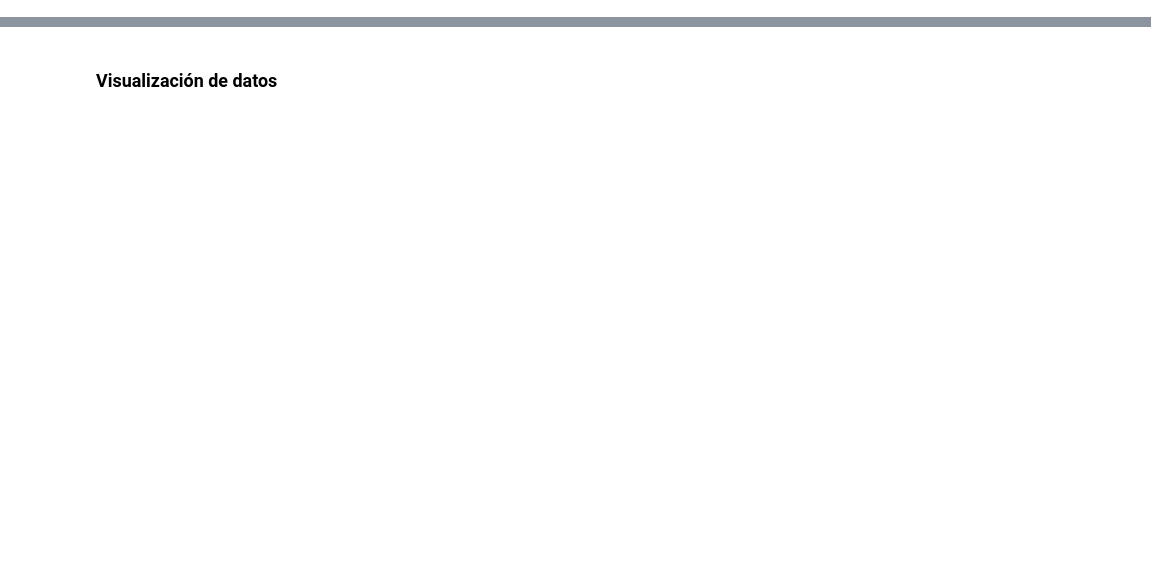
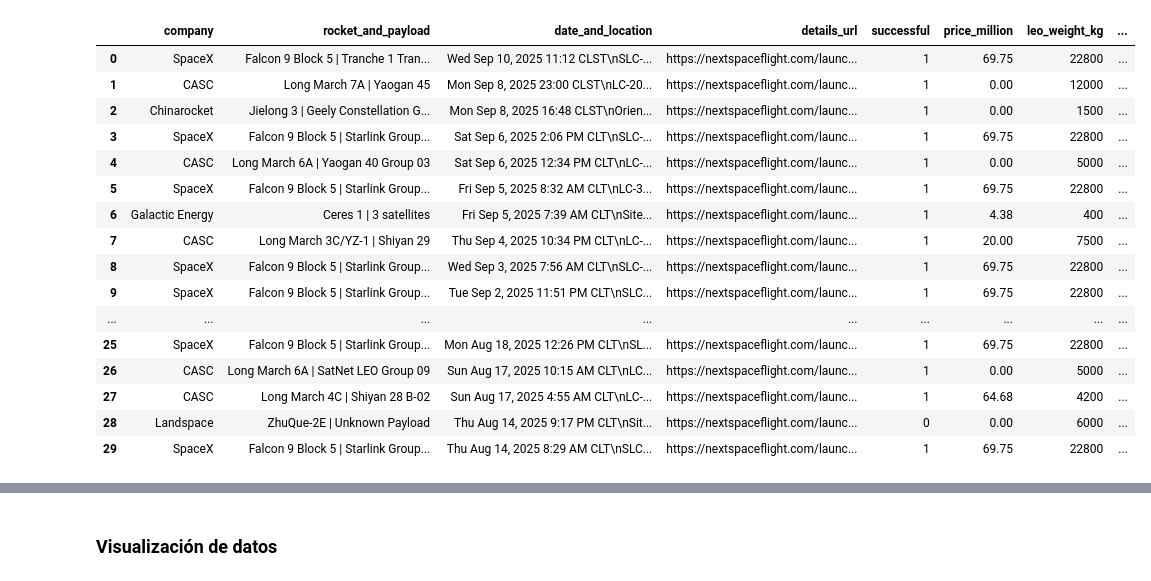
Before and after one commit to BaljeetTM/Tarea1_dataScience, a Jupyter notebook: Tarea1.ipynb, the cells around one changed output, grey strips where cells are left out. Saved outputs shown, nothing was run; the diff lists cells and outputs as text; code cells hidden in the pictures; blank space fills up the shorter version.

```diff
--- a/Tarea1.ipynb
+++ b/Tarea1.ipynb
@@ -49,30 +49,6 @@ df = pd.DataFrame(launch_data, columns=['company', 'rocket_and_payload', 'date_a
 browser = webdriver.Chrome(options=options)
 wait = WebDriverWait(browser, 10)
 
-#Aqui se extrae el peso de cada carga para despues poder sumarlo y tener el peso total
-def extract_weight(text):
-    try:
-        match = re.search(r':\s*([\d,]+)\s*kg', text)
-        if match:
-            weight_str = match.group(1).replace(',', '')
-            return int(weight_str)
-        else:
-            return 0
-    except:
-        return 0
-
-# Aqui se extrae la altura y diametro en float para despues poder generar el volumen del cohete
-def extract_metric_value(text):
-
-    try:
-        match = re.search(r':\s*([\d.,]+)\s*m', text)
-        if match:
-            value_str = match.group(1).replace(',', '')
-            return float(value_str)
-        else:
-            return 0.0
-    except:
-        return 0.0
 
 prices = []
 leo_weights = []
@@ -88,7 +64,7 @@ for index in range(len(df.details_url)):
     details_els = wait.until(EC.presence_of_all_elements_located((By.CLASS_NAME, "mdl-card__supporting-text")))
     details_texts = [el.text for el in details_els]
 
-    price = "N/A"
+    price = 0.0
     leo_weight = 0
     gto_weight = 0
     rocket_h = 0.0
@@ -99,17 +75,23 @@ for index in range(len(df.details_url)):
         parts = details_texts[1].split("\n")
         for part in parts:
             if "Price: " in part:
-                price = part.replace("Price: ", "").strip()
+                price = part.replace("Price: ", "").replace("$", "").replace(" million", "").strip()
+                price = float(price)
             elif "Payload to LEO:" in part:
-                leo_weight = extract_weight(part)
+                leo_weight = part.replace("Payload to LEO:", "").replace("kg", "").strip()
+                leo_weight = int(leo_weight.replace(',', ''))
             elif "Payload to GTO:" in part:
-                gto_weight = extract_weight(part)
+                gto_weight = part.replace("Payload to GTO:", "").replace("kg", "").strip()
+                gto_weight = int(gto_weight.replace(',', ''))
             elif "Rocket Height:" in part:
-                rocket_h = extract_metric_value(part)
+                rocket_h = part.replace("Rocket Height:", "").replace("m", "").strip()
+                rocket_h = float(rocket_h)
             elif "Fairing Diameter:" in part:
-                fairing_d = extract_metric_value(part)
+                fairing_d = part.replace("Fairing Diameter:", "").replace("m", "").strip()
+                fairing_d = float(fairing_d)
             elif "Fairing Height:" in part:
-                fairing_h = extract_metric_value(part)
+                fairing_h = part.replace("Fairing Height:", "").replace("m", "").strip()
+                fairing_h = float(fairing_h)
 
 
     prices.append(price)
@@ -122,7 +104,7 @@ for index in range(len(df.details_url)):
 browser.quit()
 
 
-df["price"] = prices
+df["price_million"] = prices
 df["leo_weight_kg"] = leo_weights
 df["gto_weight_kg"] = gto_weights
 df["total_payload_kg"] = df["leo_weight_kg"] + df["gto_weight_kg"]
@@ -131,3 +113,4 @@ df["fairing_diameter_m"] = fairing_diameters
 df["fairing_height_m"] = fairing_heights
 
 df
+# %% [output]
@@ -133,0 +134,17 @@ df
+|  | company | rocket_and_payload | date_and_location | details_url | successful | price_million | leo_weight_kg | ... |
+| 0 | SpaceX | Falcon 9 Block 5 | Tranche 1 Tran... | Wed Sep 10, 2025 11:12 CLST\nSLC-... | https://nextspaceflight.com/launc... | 1 | 69.75 | 22800 | ... |
+| 1 | CASC | Long March 7A | Yaogan 45 | Mon Sep 8, 2025 23:00 CLST\nLC-20... | https://nextspaceflight.com/launc... | 1 | 0.00 | 12000 | ... |
+| 2 | Chinarocket | Jielong 3 | Geely Constellation G... | Mon Sep 8, 2025 16:48 CLST\nOrien... | https://nextspaceflight.com/launc... | 1 | 0.00 | 1500 | ... |
+| 3 | SpaceX | Falcon 9 Block 5 | Starlink Group... | Sat Sep 6, 2025 2:06 PM CLT\nSLC-... | https://nextspaceflight.com/launc... | 1 | 69.75 | 22800 | ... |
+| 4 | CASC | Long March 6A | Yaogan 40 Group 03 | Sat Sep 6, 2025 12:34 PM CLT\nLC-... | https://nextspaceflight.com/launc... | 1 | 0.00 | 5000 | ... |
+| 5 | SpaceX | Falcon 9 Block 5 | Starlink Group... | Fri Sep 5, 2025 8:32 AM CLT\nLC-3... | https://nextspaceflight.com/launc... | 1 | 69.75 | 22800 | ... |
+| 6 | Galactic Energy | Ceres 1 | 3 satellites | Fri Sep 5, 2025 7:39 AM CLT\nSite... | https://nextspaceflight.com/launc... | 1 | 4.38 | 400 | ... |
+| 7 | CASC | Long March 3C/YZ-1 | Shiyan 29 | Thu Sep 4, 2025 10:34 PM CLT\nLC-... | https://nextspaceflight.com/launc... | 1 | 20.00 | 7500 | ... |
+| 8 | SpaceX | Falcon 9 Block 5 | Starlink Group... | Wed Sep 3, 2025 7:56 AM CLT\nSLC-... | https://nextspaceflight.com/launc... | 1 | 69.75 | 22800 | ... |
+| 9 | SpaceX | Falcon 9 Block 5 | Starlink Group... | Tue Sep 2, 2025 11:51 PM CLT\nSLC... | https://nextspaceflight.com/launc... | 1 | 69.75 | 22800 | ... |
+| ... | ... | ... | ... | ... | ... | ... | ... | ... |
+| 25 | SpaceX | Falcon 9 Block 5 | Starlink Group... | Mon Aug 18, 2025 12:26 PM CLT\nSL... | https://nextspaceflight.com/launc... | 1 | 69.75 | 22800 | ... |
+| 26 | CASC | Long March 6A | SatNet LEO Group 09 | Sun Aug 17, 2025 10:15 AM CLT\nLC... | https://nextspaceflight.com/launc... | 1 | 0.00 | 5000 | ... |
+| 27 | CASC | Long March 4C | Shiyan 28 B-02 | Sun Aug 17, 2025 4:55 AM CLT\nLC-... | https://nextspaceflight.com/launc... | 1 | 64.68 | 4200 | ... |
+| 28 | Landspace | ZhuQue-2E | Unknown Payload | Thu Aug 14, 2025 9:17 PM CLT\nSit... | https://nextspaceflight.com/launc... | 0 | 0.00 | 6000 | ... |
+| 29 | SpaceX | Falcon 9 Block 5 | Starlink Group... | Thu Aug 14, 2025 8:29 AM CLT\nSLC... | https://nextspaceflight.com/launc... | 1 | 69.75 | 22800 | ... |
```
Also changed, not shown: parts of 9 cells of this notebook, 1 other file.
